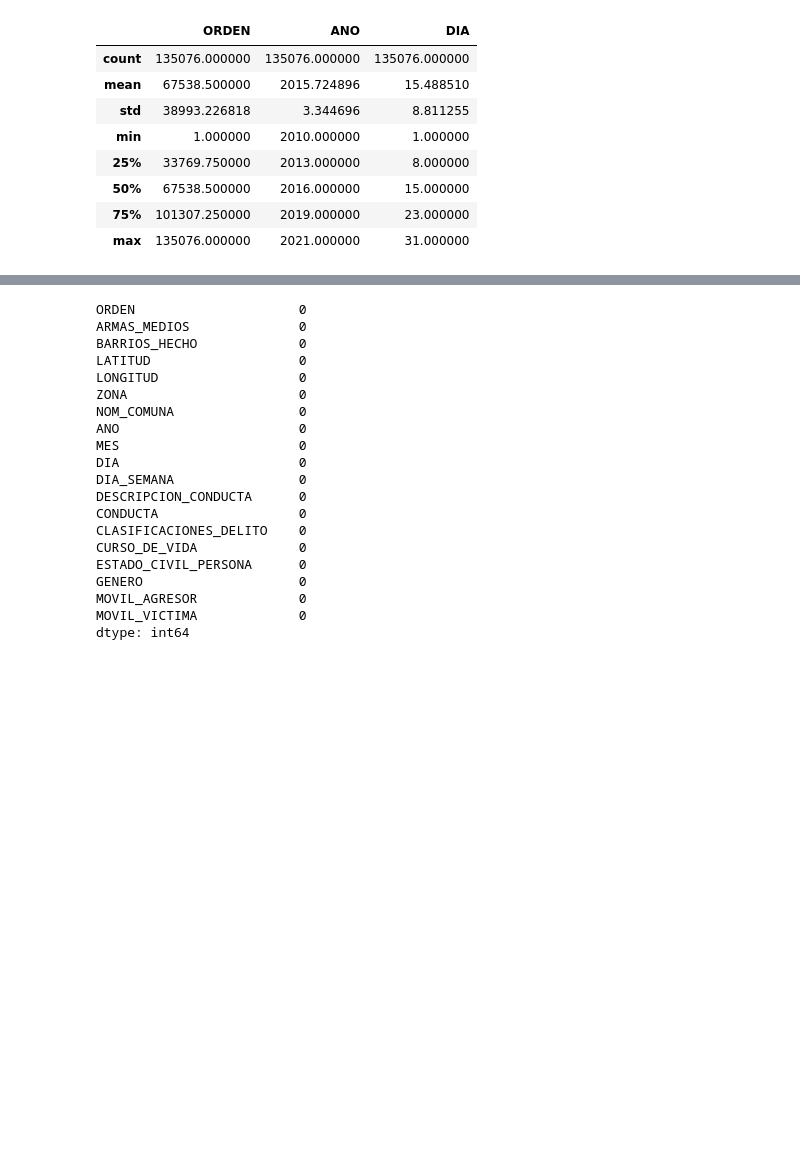
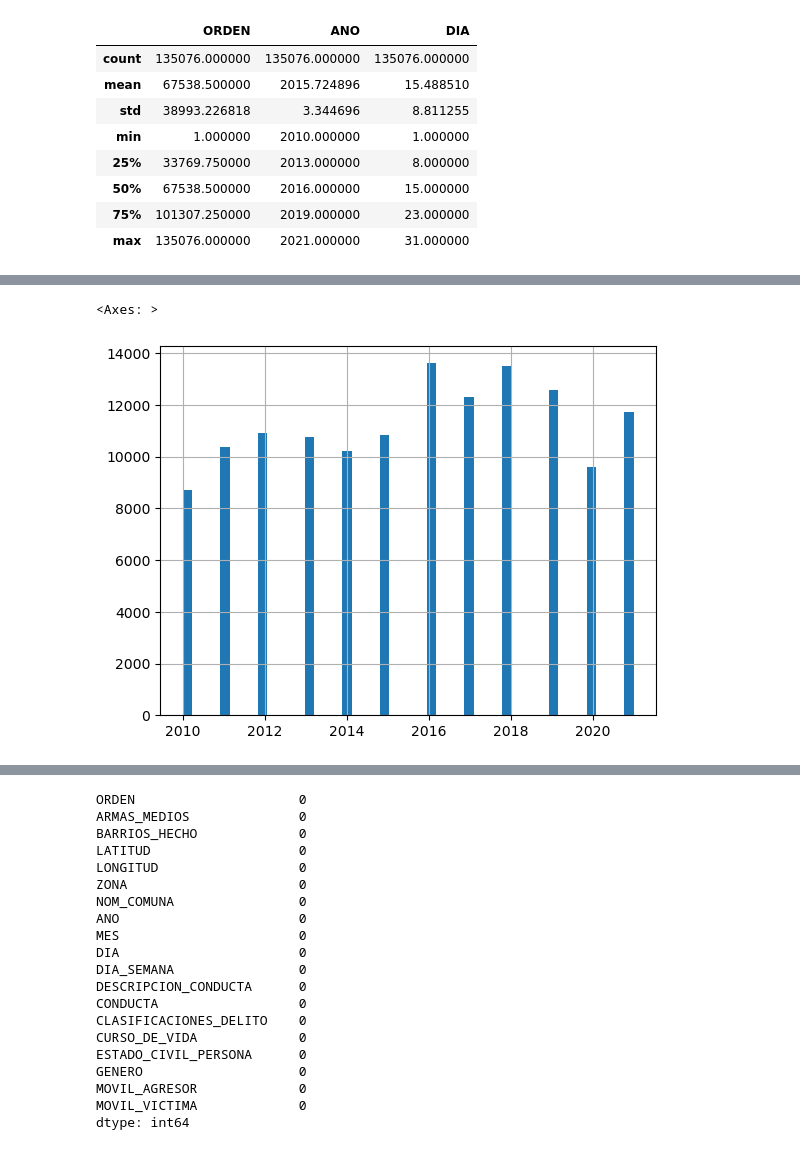
Before and after one commit to zquintero246/Seguridad_Bucaramanga, a Jupyter notebook: bucaramangaSeguridad/normalizacionGeo.ipynb, the cells around one changed output, grey strips where cells are left out. Drawn from its saved outputs; the diff is of its cells as text; code cells hidden in the pictures; blank space fills up the shorter version.

```diff
--- a/bucaramangaSeguridad/normalizacionGeo.ipynb
+++ b/bucaramangaSeguridad/normalizacionGeo.ipynb
@@ -225,0 +249,6 @@ df.describe()
+# %%
+# Detectar valores atipicos en los datos
+df['ANO'].hist(bins='auto')
+# %% [output]
+<Axes: >
+[figure, added]
```
Also changed, not shown: parts of 12 cells of this notebook.
